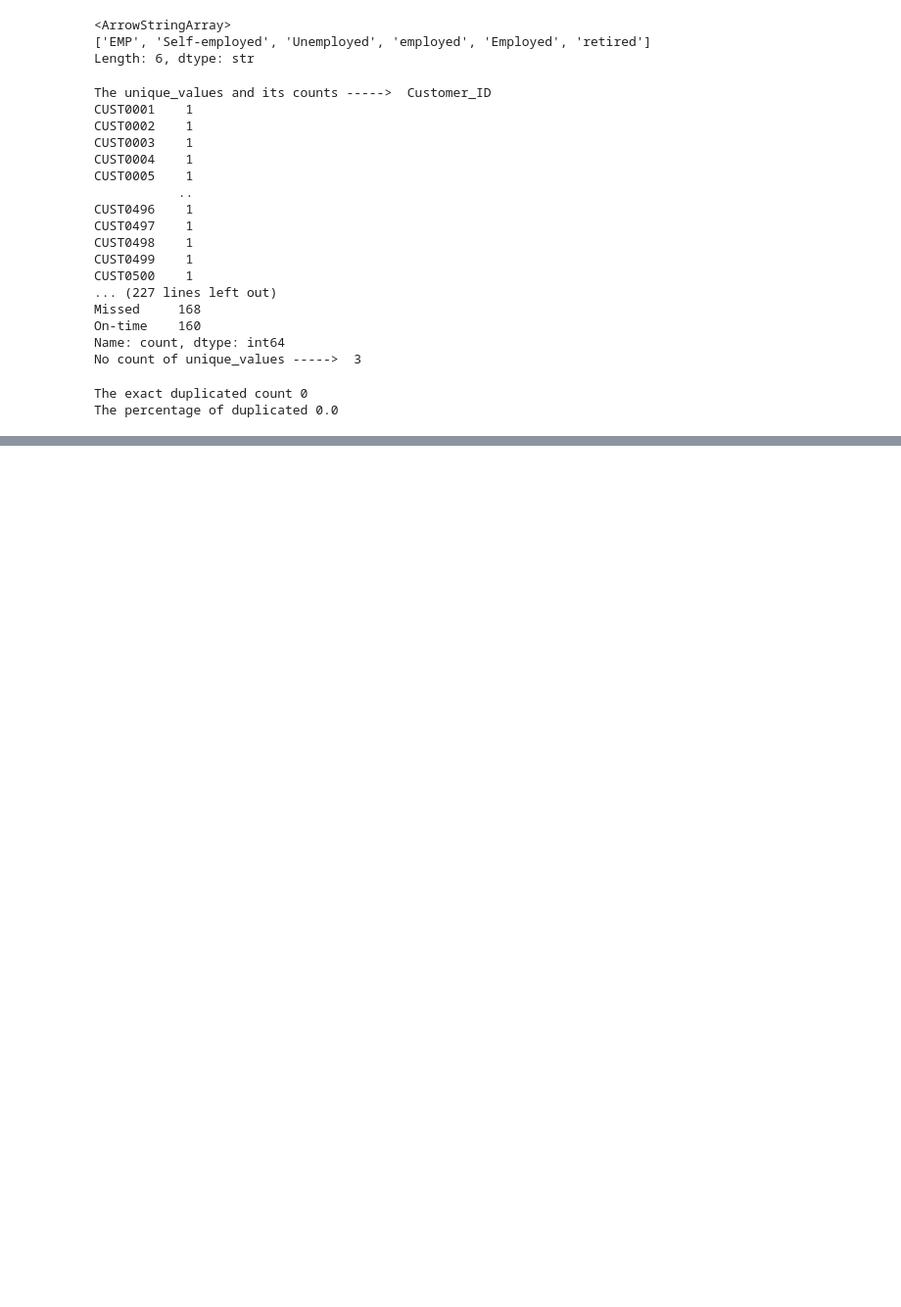
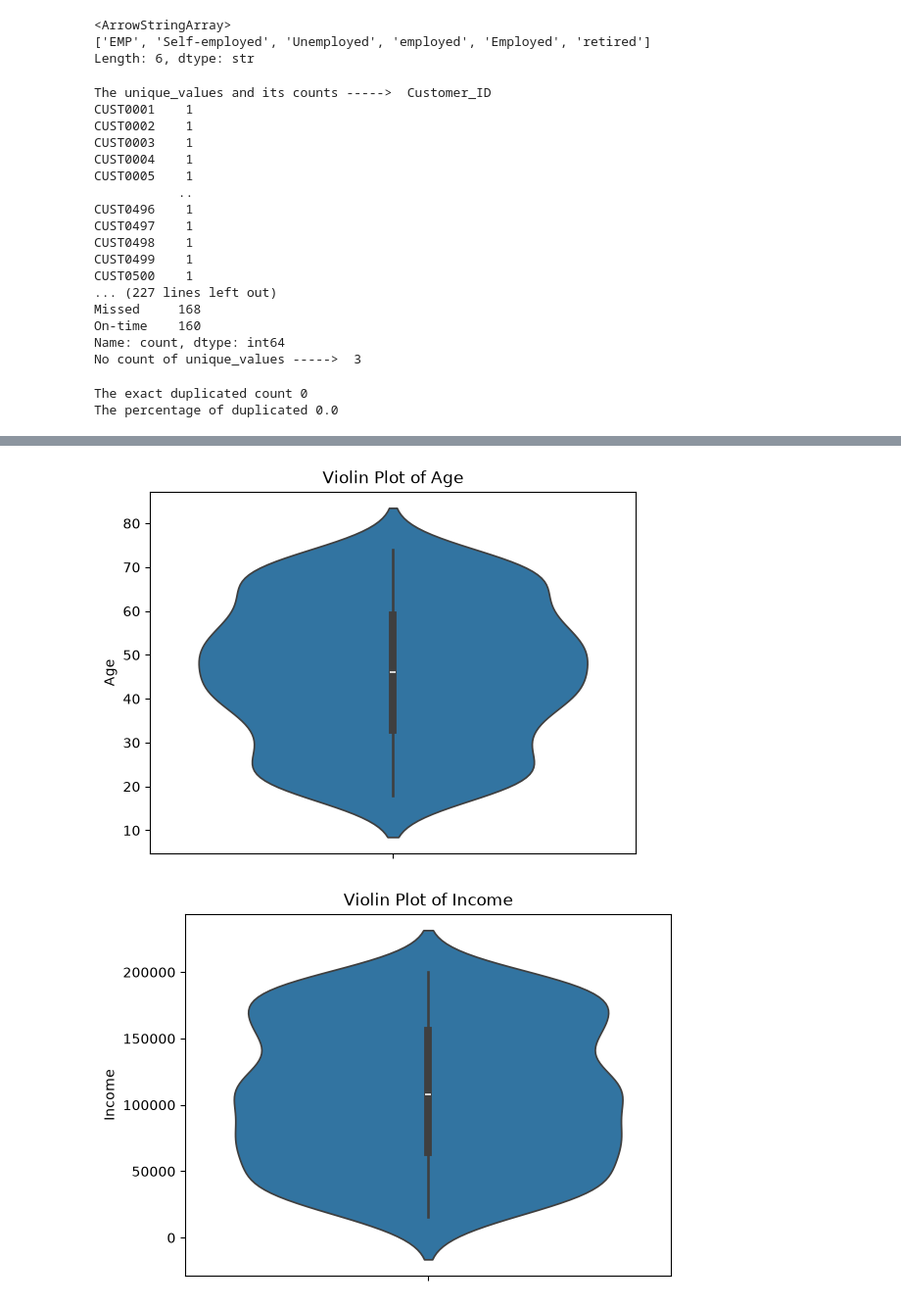
Before and after one commit to livu000/PROJECT_1_DA_TATA, a Jupyter notebook: Python_Files_Folder/Project_1.ipynb, the cells around one changed output, grey strips where cells are left out. Shown at 98% size. Cells and saved outputs as stored; diff of their text form; code cells hidden in the pictures; blank space fills up the shorter version.

```diff
--- a/Python_Files_Folder/Project_1.ipynb
+++ b/Python_Files_Folder/Project_1.ipynb
@@ -578,0 +1464,15 @@ The percentage of duplicated 0.0
+# %%
+# Function to create violin plots for numeric columns
+def violin_chart(numeric_columns):
+    for column in numeric_columns:
+        sns.violinplot(y=df_1[column])
+
+        plt.title(f"Violin Plot of {column}")
+        plt.ylabel(column)
+        plt.show()
+
+# Call the function
+violin_chart(numeric_columns)
+# %% [output]
+[figure, added]
+[figure, added]
```
Also changed, not shown: parts of 14 cells of this notebook, 2 other files.
